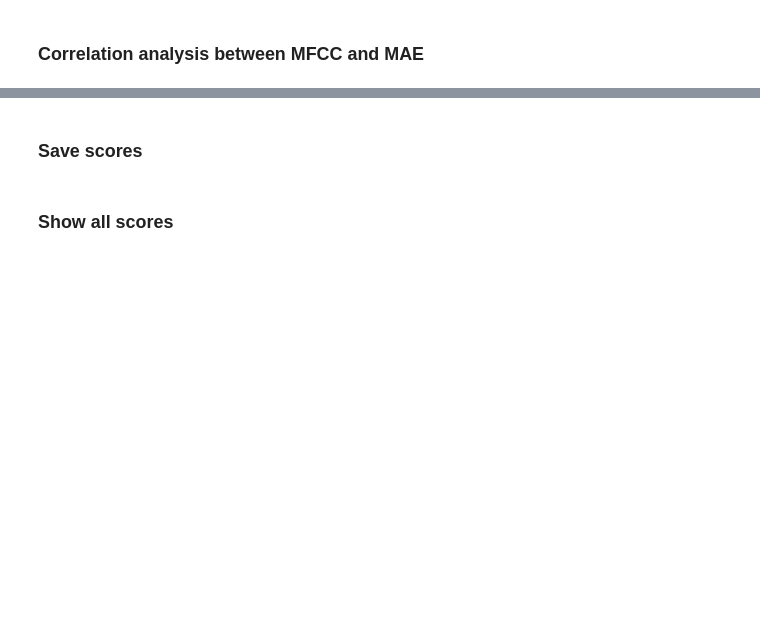
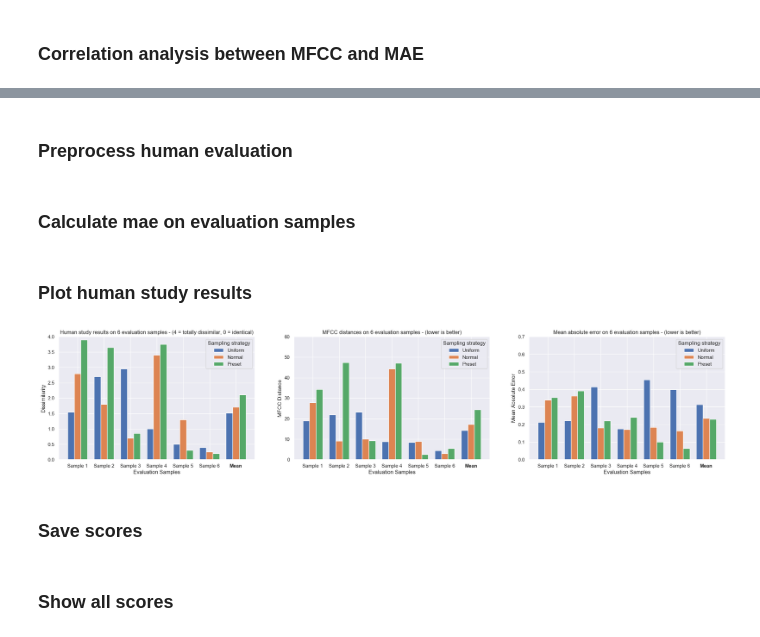
Before and after one commit to hjdeheer/spiegelib, a Jupyter notebook: src/plots.ipynb, the cells around one changed output, grey strips where cells are left out. Drawn from its saved outputs; the diff is of its cells as text; code cells hidden in the pictures; blank space fills up the shorter version.

```diff
--- a/src/plots.ipynb
+++ b/src/plots.ipynb
@@ -94,6 +94,11 @@ mae_scores = {}
 for dataset, bins in list(itertools.product(allDatasets, allBins)):
     pred_audio[(dataset, bins)] = [spgl.AudioBuffer.load_folder(f"../data/{datasetName}/predict_{dataset}_{bins}")]
     pred_patch[(dataset, bins)] = np.load(f"../data/{datasetName}/predict_{dataset}_{bins}/params.npy", allow_pickle=True)
+# %%
+#Human study
+human_study = pd.read_csv(f"../data/{datasetName}/human/humanstudy.csv")
+mfcc_study = np.load(f"../data/{datasetName}/human/mfccs.npy")
+mae_study = np.load(f"../data/{datasetName}/human/maes.npy")
 # %% [markdown]
 ### Plot MPE
 # %%
@@ -166,7 +174,7 @@ plt.show()
 # %%
 #Generate 3 plots for each dataset (now only 2)
 
-fix, axes = plt.subplots(3, 1, figsize=(10, 15))
+fix, axes = plt.subplots(3, 1, figsize=(10, 18))
 
 n = len(automatableKeys)
 r = np.arange(n)
@@ -179,7 +187,7 @@ for ax, currDataset in zip(axes, allDatasets):
         mae_scores[(currDataset, bin)] = (mae, mae_mean, mae_std)
         dataDict[bin] = mae
     df = pd.DataFrame.from_dict(dataDict)
-    sns.violinplot(df, ax=ax)
+    sns.violinplot(df, ax=ax, cut=0)
     ax.set_ylabel("Mean absolute error")
     ax.set_xlabel("Bins")
     ax.set_title(f"Mean absolute error of patches on {currDataset} dataset - {str(allBins)} bins")
@@ -230,0 +241,2 @@ plt.show()
+# %% [markdown]
+### Preprocess human evaluation
@@ -231,3 +282,60 @@ plt.show()
+# %% [markdown]
+### Calculate mae on evaluation samples
+# %%
+pred_samples = [1485, 1497, 4, 496, 500, 501]
+configurations = [("uniform", 16), ("normal", 8), ("preset", 32)]
+pred_human_patch = [pred_patch[x] for x in configurations]
+true_human_patch = true_patch[pred_samples]
+mae_study = []
+for i, currPatch in enumerate(pred_human_patch):
+    predPatches = currPatch[pred_samples]
+    mae_error, mean, std = calculateMAE(true_human_patch, predPatches)
+    mae_error = np.append(mae_error, mean)
+    mae_study.append(mae_error)
+# %% [markdown]
+### Plot human study results
+# %%
+#Generate 3 plots for each dataset (now only 2)
+
+fix, axes = plt.subplots(1, 3, figsize=(27, 5))
+
+xLabels = ["Sample 1", "Sample 2", "Sample 3", "Sample 4", "Sample 5", "Sample 6", "Mean"]
+n = len(xLabels)
+r = np.arange(n)
+
+width = 0.25
+position = 0
+
+humanStudy = [humanResults, mfcc_study, mae_study]
+for i, (ax, results) in enumerate(zip(axes, humanStudy)):
+    for result in results:
+        ax.bar(r + position, height=result, width=width)
+        position += width
+    position = 0
+    #Set global chart values
+    ax.legend(["Uniform", "Normal", "Preset"], title="Sampling strategy")
+    ax.set_xlabel("Evaluation Samples")
+    ax.set_xticks(r + width)
+    ax.set_xticklabels(xLabels[:7])
+    ax.get_xticklabels()[-1].set_fontweight("bold")
+
+axes[0].set_title(f"Human study results on 6 evaluation samples - (4 = totally dissimilar, 0 = identical)")
+axes[1].set_title(f"MFCC distances on 6 evaluation samples - (lower is better)")
+axes[2].set_title(f"Mean absolute error on 6 evaluation samples - (lower is better)")
+#Set specific chart labels
+axes[0].set_ylabel("Dissimilarity")
+axes[1].set_ylabel("MFCC Distance")
+axes[2].set_ylabel("Mean Absolute Error")
+
+axes[0].set_ylim(0,4)
+axes[1].set_ylim(0,60)
+axes[2].set_ylim(0,0.7)
+
+plt.savefig("../data/plots/HumanStudy.png")
+
+plt.show()
+# %% [output]
+[figure, added]
 # %% [markdown]
 ### Save scores
 # %%
```
Also changed, not shown: parts of 10 cells of this notebook.
